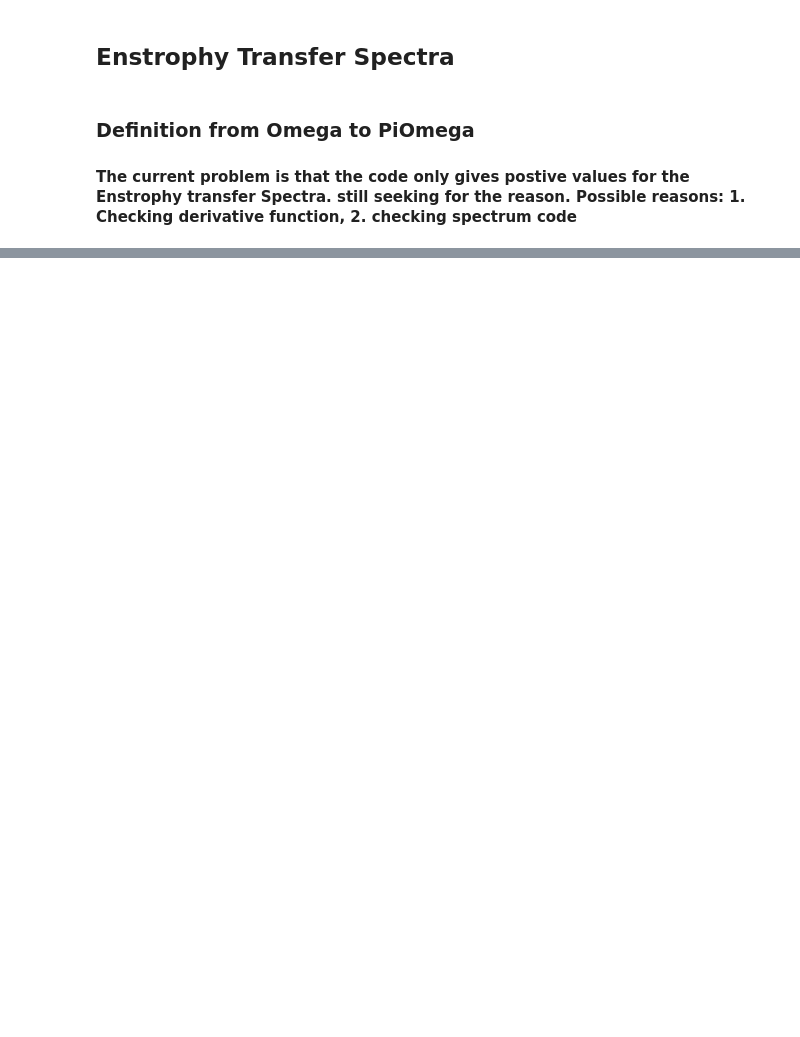
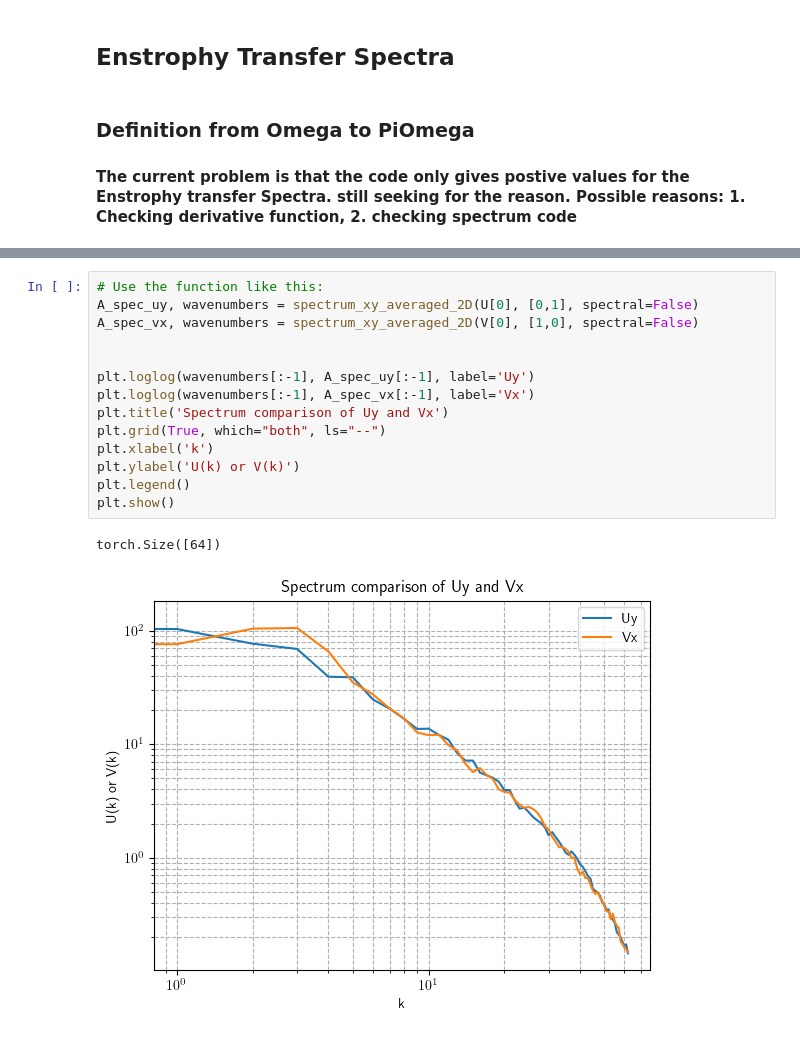
Before and after one commit to moeindarman77/CGFT, a Jupyter notebook: metrics.ipynb, the cells around one changed output, grey strips where cells are left out. Cells and saved outputs as stored; diff of their text form; blank space fills up the shorter version.

```diff
--- a/metrics.ipynb
+++ b/metrics.ipynb
@@ -566,0 +613,17 @@ Text(0.5, 0, 'kappa')
+# %%
+# Use the function like this:
+A_spec_uy, wavenumbers = spectrum_xy_averaged_2D(U[0], [0,1], spectral=False)
+A_spec_vx, wavenumbers = spectrum_xy_averaged_2D(V[0], [1,0], spectral=False)
+
+
+plt.loglog(wavenumbers[:-1], A_spec_uy[:-1], label='Uy')
+plt.loglog(wavenumbers[:-1], A_spec_vx[:-1], label='Vx')
+plt.title('Spectrum comparison of Uy and Vx')
+plt.grid(True, which="both", ls="--")
+plt.xlabel('k')
+plt.ylabel('U(k) or V(k)')
+plt.legend()
+plt.show()
+# %% [output]
+torch.Size([64])
+[figure, added]
```
Also changed, not shown: parts of 9 cells of this notebook.
